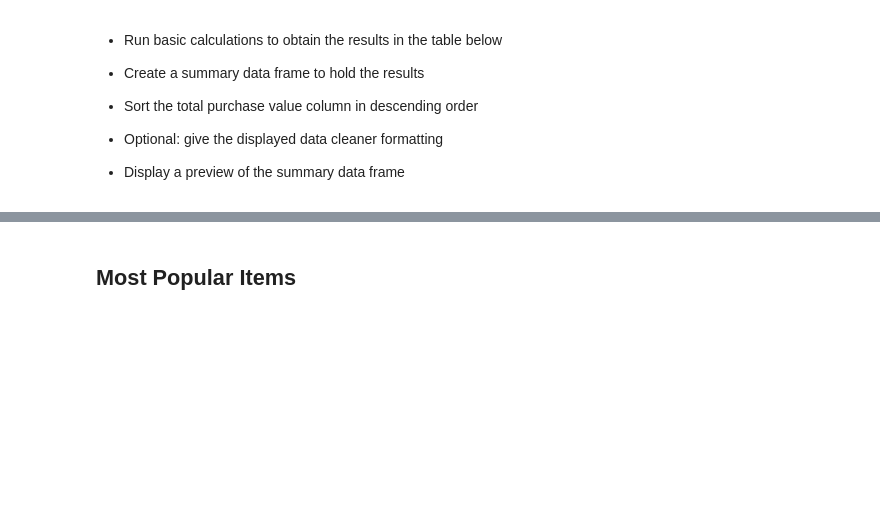
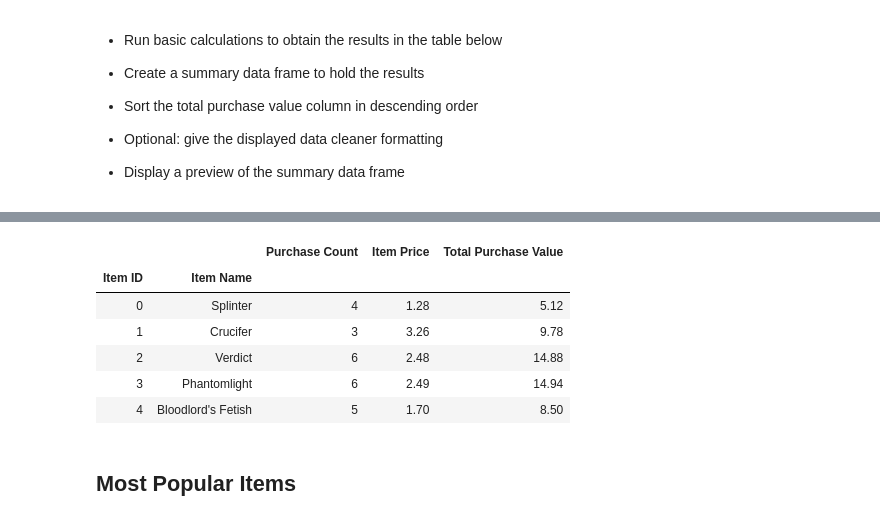
Before and after one commit to soukaina-data/Pandas-challenge, a Jupyter notebook: HeroesOfPymoli/HeroesOfPymoli_starter.ipynb, the cells around one changed output, grey strips where cells are left out. Drawn from its saved outputs; the diff is of its cells as text; code cells hidden in the pictures; blank space fills up the shorter version.

```diff
--- a/HeroesOfPymoli/HeroesOfPymoli_starter.ipynb
+++ b/HeroesOfPymoli/HeroesOfPymoli_starter.ipynb
@@ -225,2 +281,22 @@ Name: Age Range, dtype: int64
+# %%
+items_purchase_count_df = purchase_data.groupby(["Item ID", "Item Name"]).count()["Price"].rename("Purchase Count")
+items_average_price_df = purchase_data.groupby(["Item ID", "Item Name"]).mean()["Price"].rename("Average Purchase Price")
+items_value_total_df = purchase_data.groupby(["Item ID", "Item Name"]).sum()["Price"].rename("Total Purchase Value")
+
+# Convert to DataFrame
+
+items_purchased_df = pd.DataFrame({"Purchase Count":items_purchase_count_df,
+                                   "Item Price":items_average_price_df,
+                                   "Total Purchase Value":items_value_total_df,})
+
+items_purchased_df.head()
+# %% [output]
+|  |  | Purchase Count | Item Price | Total Purchase Value |
+| Item ID | Item Name |  |  |  |
+| 0 | Splinter | 4 | 1.28 | 5.12 |
+| 1 | Crucifer | 3 | 3.26 | 9.78 |
+| 2 | Verdict | 6 | 2.48 | 14.88 |
+| 3 | Phantomlight | 6 | 2.49 | 14.94 |
+| 4 | Bloodlord's Fetish | 5 | 1.70 | 8.50 |
 # %% [markdown]
 ## Most Popular Items
```
Also changed, not shown: parts of 9 cells of this notebook.
